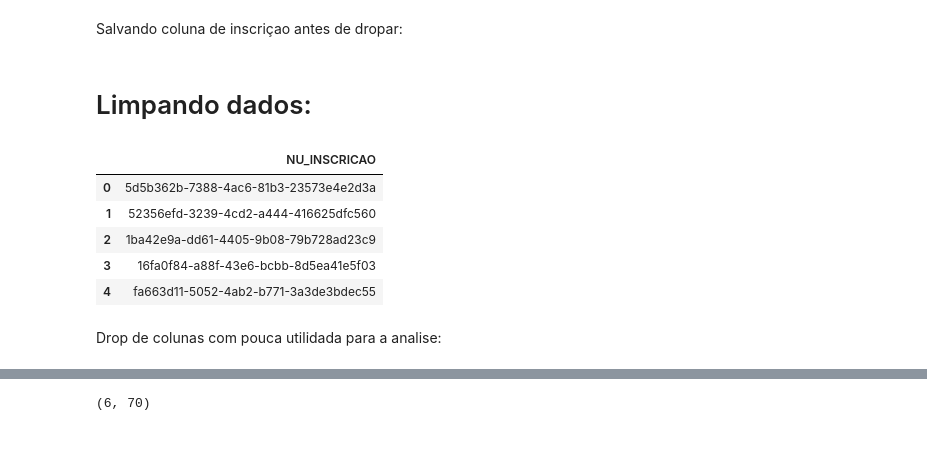
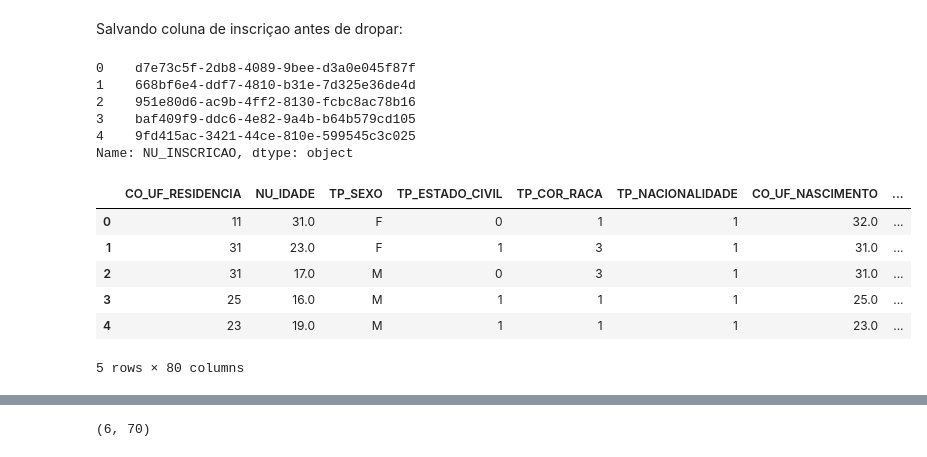
Before and after one commit to modestto/Kaggle-ML---ENEM, a Jupyter notebook: ML_ENEM.ipynb, the cells around one changed output, grey strips where cells are left out. Cells and saved outputs as stored; diff of their text form; code cells hidden in the pictures.

```diff
--- a/ML_ENEM.ipynb
+++ b/ML_ENEM.ipynb
@@ -16,0 +19,25 @@ from sklearn.preprocessing import StandardScaler
+# %%
+colunas_treino=['NU_INSCRICAO','CO_UF_RESIDENCIA', 'NU_IDADE', 'TP_SEXO', 'TP_ESTADO_CIVIL',
+       'TP_COR_RACA', 'TP_NACIONALIDADE', 'CO_UF_NASCIMENTO',
+       'TP_ST_CONCLUSAO', 'TP_ANO_CONCLUIU', 'TP_ESCOLA', 'TP_ENSINO',
+       'IN_TREINEIRO', 'CO_UF_ESC', 'TP_DEPENDENCIA_ADM_ESC',
+       'TP_LOCALIZACAO_ESC', 'TP_SIT_FUNC_ESC', 'IN_BAIXA_VISAO',
+       'IN_CEGUEIRA', 'IN_SURDEZ', 'IN_DEFICIENCIA_AUDITIVA',
+       'IN_SURDO_CEGUEIRA', 'IN_DEFICIENCIA_FISICA', 'IN_DEFICIENCIA_MENTAL',
+       'IN_DEFICIT_ATENCAO', 'IN_DISLEXIA', 'IN_DISCALCULIA', 'IN_AUTISMO',
+       'IN_VISAO_MONOCULAR', 'IN_OUTRA_DEF', 'IN_GESTANTE', 'IN_LACTANTE',
+       'IN_IDOSO', 'IN_ESTUDA_CLASSE_HOSPITALAR', 'IN_SEM_RECURSO',
+       'IN_BRAILLE', 'IN_AMPLIADA_24', 'IN_AMPLIADA_18', 'IN_LEDOR',
+       'IN_ACESSO', 'IN_TRANSCRICAO', 'IN_LIBRAS', 'IN_TEMPO_ADICIONAL',
+       'IN_LEITURA_LABIAL', 'IN_MESA_CADEIRA_RODAS',
+       'IN_MESA_CADEIRA_SEPARADA', 'IN_APOIO_PERNA', 'IN_GUIA_INTERPRETE',
+       'IN_COMPUTADOR', 'IN_CADEIRA_ESPECIAL', 'IN_CADEIRA_CANHOTO',
+       'IN_CADEIRA_ACOLCHOADA', 'IN_PROVA_DEITADO', 'IN_MOBILIARIO_OBESO',
+       'IN_LAMINA_OVERLAY', 'IN_PROTETOR_AURICULAR', 'IN_MEDIDOR_GLICOSE',
+       'IN_MAQUINA_BRAILE', 'IN_SOROBAN', 'IN_MARCA_PASSO', 'IN_SONDA',
+       'IN_MEDICAMENTOS', 'IN_SALA_INDIVIDUAL', 'IN_SALA_ESPECIAL',
+       'IN_SALA_ACOMPANHANTE', 'IN_MOBILIARIO_ESPECIFICO',
+       'IN_MATERIAL_ESPECIFICO', 'IN_NOME_SOCIAL', 'CO_MUNICIPIO_PROVA',
+       'CO_UF_PROVA', 'TP_PRESENCA_CN', 'TP_PRESENCA_CH', 'TP_PRESENCA_LC',
+       'TP_PRESENCA_MT', 'NU_NOTA_CN', 'NU_NOTA_CH', 'NU_NOTA_LC',
+       'NU_NOTA_MT', 'TP_LINGUA', 'TP_STATUS_REDACAO', 'NU_NOTA_REDACAO']
@@ -20,4 +89,4 @@ test.shape
 # %%
-train = pd.read_csv("train.csv")
-train.shape
+train = pd.read_csv("train.csv", usecols=colunas_treino)
+train.info(memory_usage="deep")
 # %% [output]
@@ -40,16 +110,13 @@ Index(['NU_INSCRICAO', 'CO_MUNICIPIO_RESIDENCIA', 'NO_MUNICIPIO_RESIDENCIA',
 # %% [markdown]
 Salvando coluna de inscriçao antes de dropar:
-# %% [markdown]
-# Limpando dados:
 # %%
-out = test[['NU_INSCRICAO']]
+out = train['NU_INSCRICAO']
+train=train.drop(columns=['NU_INSCRICAO'])
 out.head()
 # %% [output]
-|  | NU_INSCRICAO |
-| 0 | 5d5b362b-7388-4ac6-81b3-23573e4e2d3a |
-| 1 | 52356efd-3239-4cd2-a444-416625dfc560 |
-| 2 | 1ba42e9a-dd61-4405-9b08-79b728ad23c9 |
-| 3 | 16fa0f84-a88f-43e6-bcbb-8d5ea41e5f03 |
-| 4 | fa663d11-5052-4ab2-b771-3a3de3bdec55 |
+0    d7e73c5f-2db8-4089-9bee-d3a0e045f87f
+1    668bf6e4-ddf7-4810-b31e-7d325e36de4d
+2    951e80d6-ac9b-4ff2-8130-fcbc8ac78b16
+3    baf409f9-ddc6-4e82-9a4b-b64b579cd105
+4    9fd415ac-3421-44ce-810e-599545c3c025
+Name: NU_INSCRICAO, dtype: object
-# %% [markdown]
-Drop de colunas com pouca utilidada para a analise:
@@ -58,0 +123,10 @@ train_clean = train.drop(columns=['NU_INSCRICAO', 'CO_MUNICIPIO_RESIDENCIA', 'NO
+# %%
+train.head()
+# %% [output]
+|  | CO_UF_RESIDENCIA | NU_IDADE | TP_SEXO | TP_ESTADO_CIVIL | TP_COR_RACA | TP_NACIONALIDADE | CO_UF_NASCIMENTO | ... |
+| 0 | 11 | 31.0 | F | 0 | 1 | 1 | 32.0 | ... |
+| 1 | 31 | 23.0 | F | 1 | 3 | 1 | 31.0 | ... |
+| 2 | 31 | 17.0 | M | 0 | 3 | 1 | 31.0 | ... |
+| 3 | 25 | 16.0 | M | 1 | 1 | 1 | 25.0 | ... |
+| 4 | 23 | 19.0 | M | 1 | 1 | 1 | 23.0 | ... |
+5 rows × 80 columns
```
Also changed, not shown: parts of 41 cells of this notebook.
